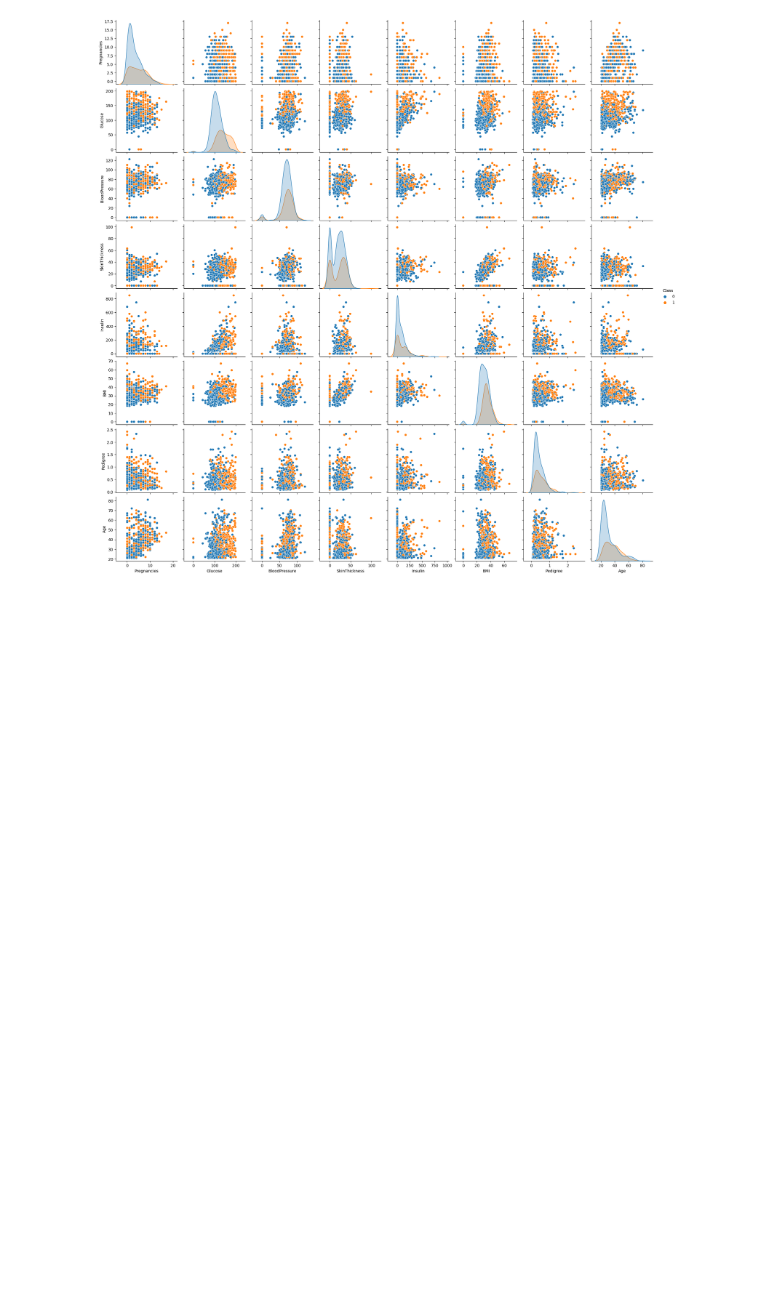
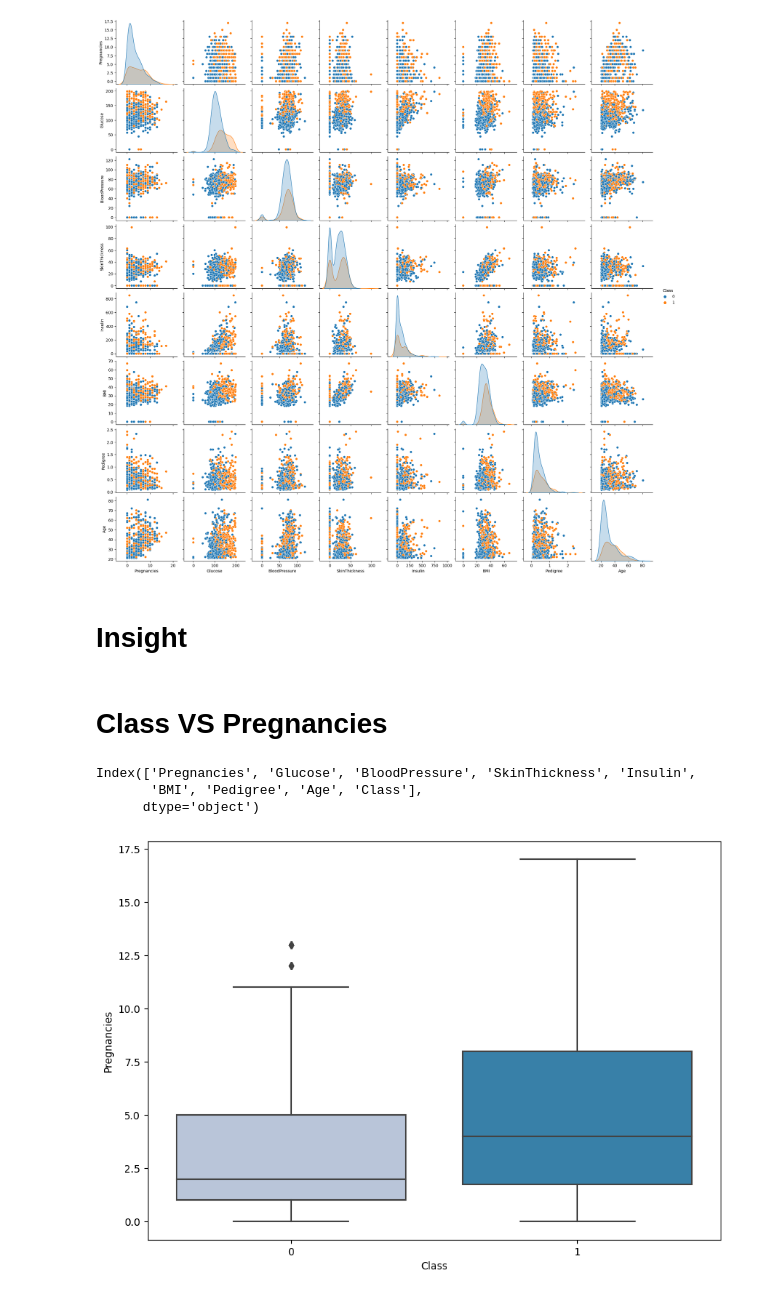
Before and after one commit to HunterKane/University-of-Texas-AI-ML-Projects-, a Jupyter notebook: Project 6 - Diabetes Risk Prediction/Diabetes Risk Prediction.ipynb, the cells around one changed output. Saved outputs shown, nothing was run; the diff lists cells and outputs as text; code cells hidden in the pictures; blank space fills up the shorter version.

```diff
--- a/Project 6 - Diabetes Risk Prediction/Diabetes Risk Prediction.ipynb
+++ b/Project 6 - Diabetes Risk Prediction/Diabetes Risk Prediction.ipynb
@@ -408,3 +408,28 @@ sns.pairplot(data=data,hue="Class")
 plt.show()
 # %% [output]
 [figure]
+# %% [markdown]
+# Insight
+# %%
+### Function to plot boxplot
+'''
+Compare against target class
+
+'''
+
+def boxplot(x):
+    plt.figure(figsize=(10,7))
+    sns.boxplot(data=data, x="Class",y=data[x],palette="PuBu")
+    plt.show()
+# %% [markdown]
+# Class VS Pregnancies
+# %%
+data.columns
+# %% [output]
+Index(['Pregnancies', 'Glucose', 'BloodPressure', 'SkinThickness', 'Insulin',
+       'BMI', 'Pedigree', 'Age', 'Class'],
+      dtype='object')
+# %%
+boxplot('Pregnancies')
+# %% [output]
+[figure, added]
```
Also changed, not shown: parts of 26 cells of this notebook.
